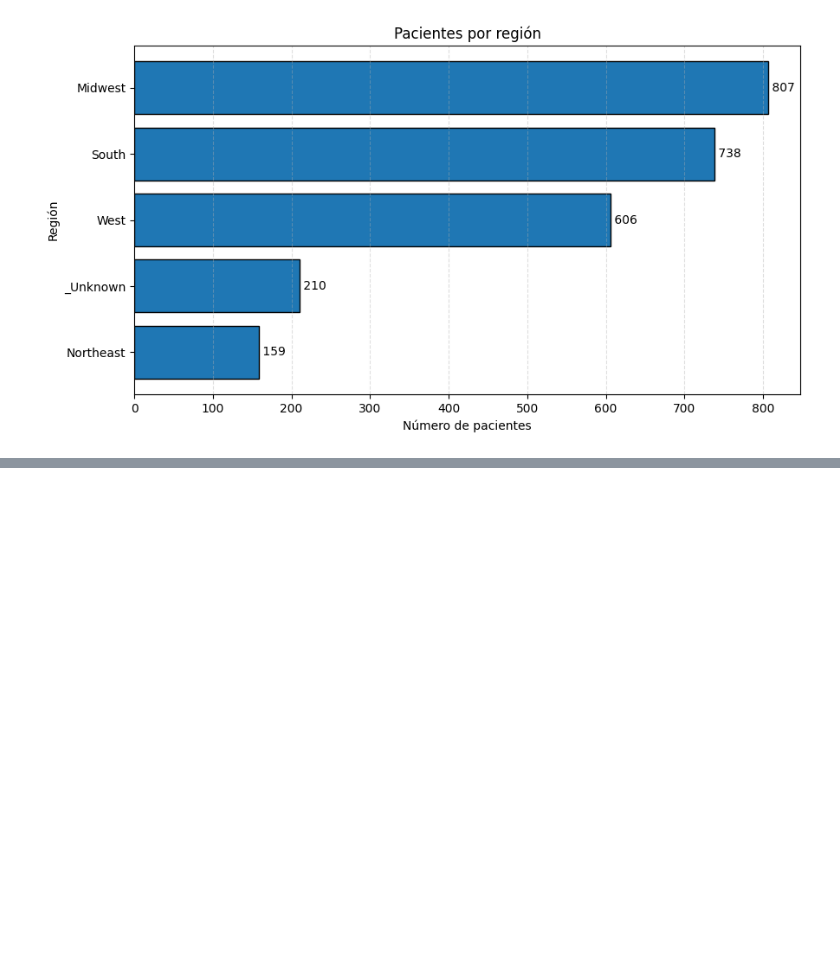
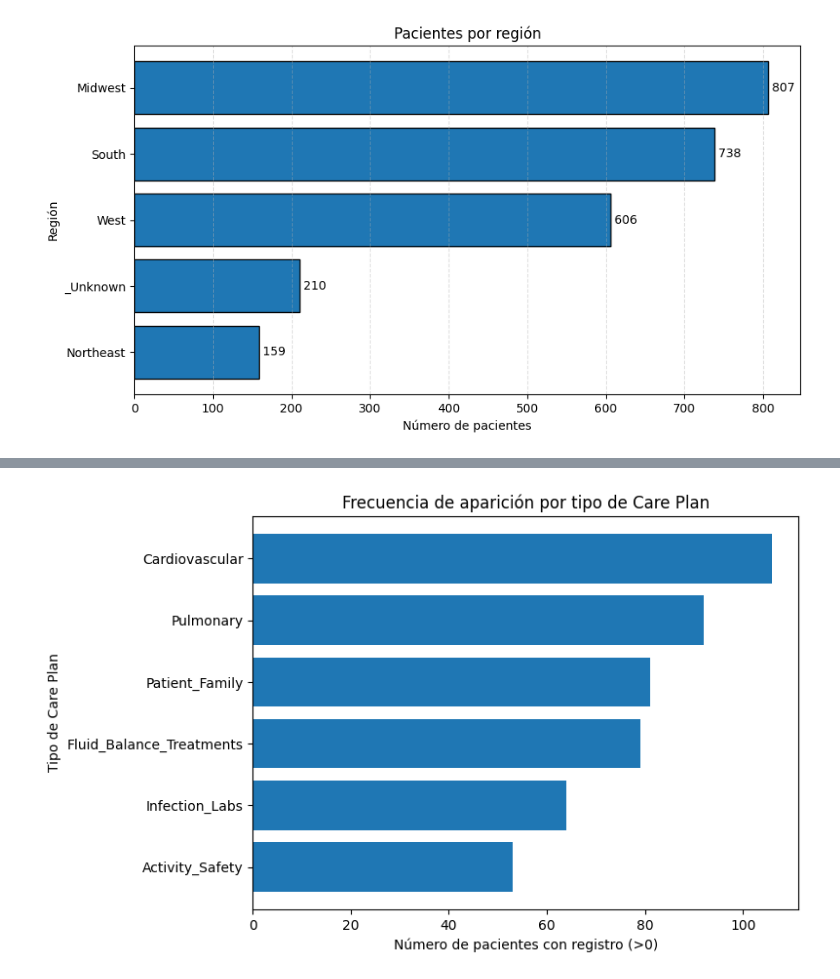
Before and after one commit to Cortijo02/VISDAT, a Jupyter notebook: app/src/Preliminar_plots.ipynb, the cells around one changed output, grey strips where cells are left out. Drawn from its saved outputs; the diff is of its cells as text; code cells hidden in the pictures; blank space fills up the shorter version.

Commit message:
Pie updated, new plot

```diff
--- a/app/src/plots.ipynb
+++ b/app/src/Preliminar_plots.ipynb
@@ -721,0 +724,3 @@ plot_patients_by_region(df_patient_region);
+# %%
+df = dfs["carePlanGoal"]
+df
@@ -721,0 +741,11 @@ plot_patients_by_region(df_patient_region);
+# %%
+care_cols = [col for col in df.columns if col != "patientunitstayid"]
+
+care_counts = (df[care_cols] > 0).sum().reset_index()
+care_counts.columns = ["Care_Plan", "Count"]
+
+care_counts["Care_Plan"] = care_counts["Care_Plan"].str.replace("^Care_", "", regex=True)
+
+care_counts = care_counts.sort_values("Count", ascending=False).reset_index(drop=True)
+
+care_counts.head()
@@ -721,0 +759,10 @@ plot_patients_by_region(df_patient_region);
+# %%
+plt.figure(figsize=(8, 5))
+plt.barh(care_counts["Care_Plan"], care_counts["Count"])
+plt.xlabel("Número de pacientes con registro (>0)")
+plt.ylabel("Tipo de Care Plan")
+plt.title("Frecuencia de aparición por tipo de Care Plan")
+plt.gca().invert_yaxis()
+plt.tight_layout()
+# %% [output]
+[figure, added]
```
Also changed, not shown: parts of 3 cells of this notebook, 2 other files.
